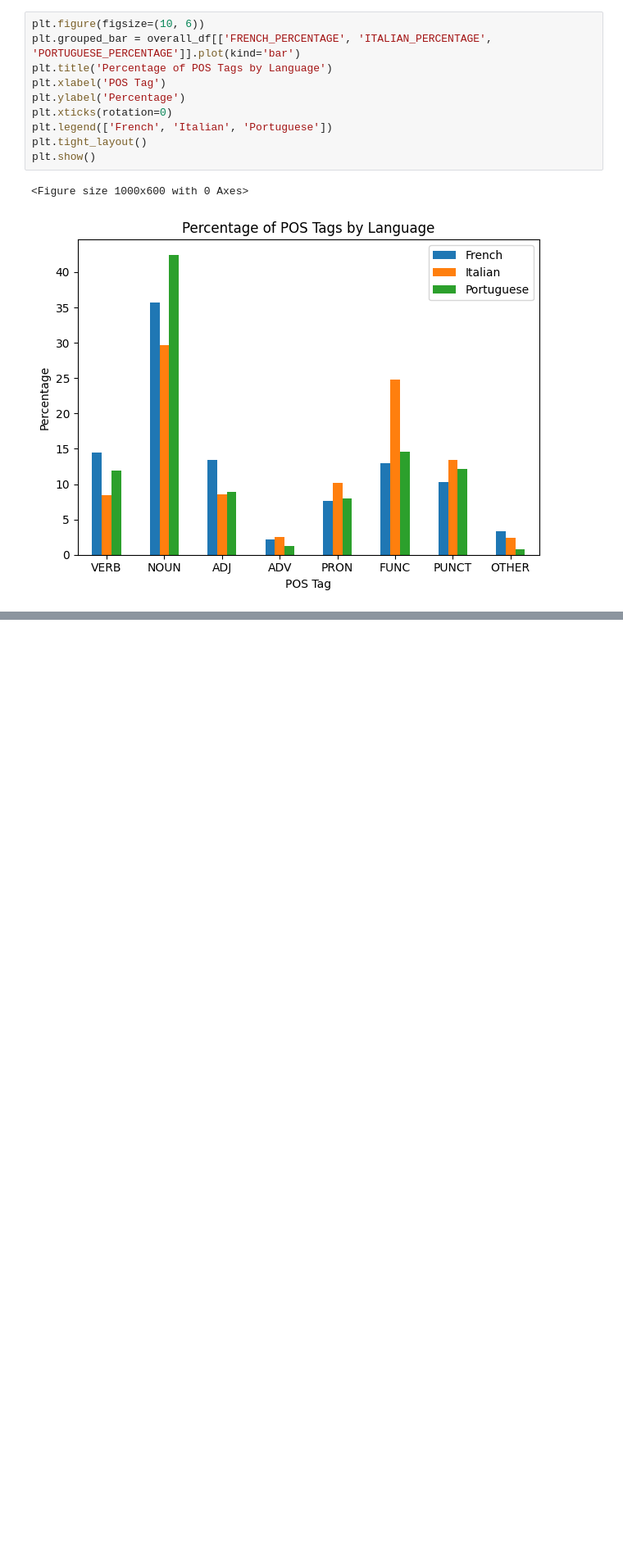
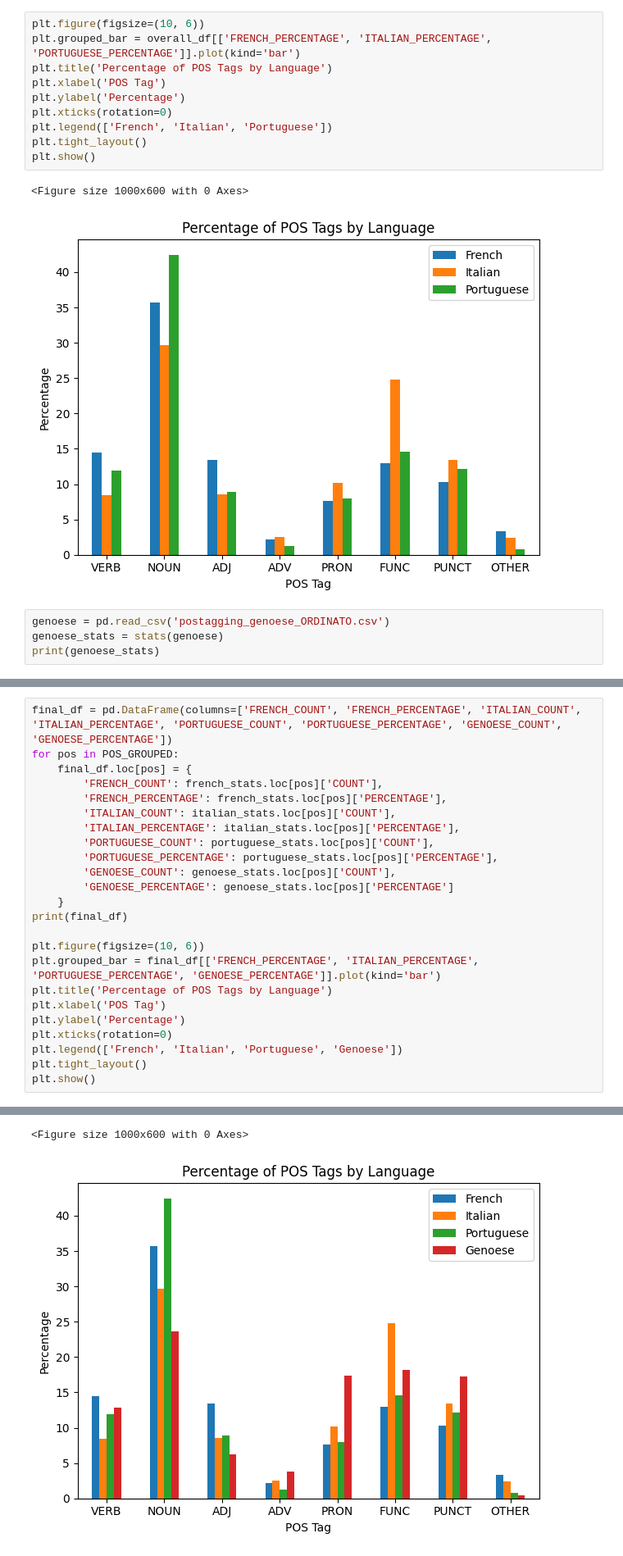
Before and after one commit to saracaviglia/NLP-project, a Jupyter notebook: statistics.ipynb, the cells around one changed output, grey strips where cells are left out. Shown at 82% size. Cells and saved outputs as stored; diff of their text form; blank space fills up the shorter version.

Commit message:
new statistics including genoese

```diff
--- a/statistics.ipynb
+++ b/statistics.ipynb
@@ -99,3 +99,7 @@ plt.show()
 # %% [output]
 <Figure size 1000x600 with 0 Axes>
 [figure]
+# %%
+genoese = pd.read_csv('postagging_genoese_ORDINATO.csv')
+genoese_stats = stats(genoese)
+print(genoese_stats)
@@ -101,0 +116,25 @@ plt.show()
+# %%
+final_df = pd.DataFrame(columns=['FRENCH_COUNT', 'FRENCH_PERCENTAGE', 'ITALIAN_COUNT', 'ITALIAN_PERCENTAGE', 'PORTUGUESE_COUNT', 'PORTUGUESE_PERCENTAGE', 'GENOESE_COUNT', 'GENOESE_PERCENTAGE'])
+for pos in POS_GROUPED:
+	final_df.loc[pos] = {
+		'FRENCH_COUNT': french_stats.loc[pos]['COUNT'],
+		'FRENCH_PERCENTAGE': french_stats.loc[pos]['PERCENTAGE'],
+		'ITALIAN_COUNT': italian_stats.loc[pos]['COUNT'],
+		'ITALIAN_PERCENTAGE': italian_stats.loc[pos]['PERCENTAGE'],
+		'PORTUGUESE_COUNT': portuguese_stats.loc[pos]['COUNT'],
+		'PORTUGUESE_PERCENTAGE': portuguese_stats.loc[pos]['PERCENTAGE'],
+		'GENOESE_COUNT': genoese_stats.loc[pos]['COUNT'],
+		'GENOESE_PERCENTAGE': genoese_stats.loc[pos]['PERCENTAGE']
+	}
+print(final_df)
+
+plt.figure(figsize=(10, 6))
+plt.grouped_bar = final_df[['FRENCH_PERCENTAGE', 'ITALIAN_PERCENTAGE', 'PORTUGUESE_PERCENTAGE', 'GENOESE_PERCENTAGE']].plot(kind='bar')
+plt.title('Percentage of POS Tags by Language')
+plt.xlabel('POS Tag')
+plt.ylabel('Percentage')
+plt.xticks(rotation=0)
+plt.legend(['French', 'Italian', 'Portuguese', 'Genoese'])
+plt.tight_layout()
+plt.show()
+# %% [output]
@@ -101,0 +158,2 @@ plt.show()
+<Figure size 1000x600 with 0 Axes>
+[figure, added]
```
Also changed, not shown: parts of 2 cells of this notebook.
